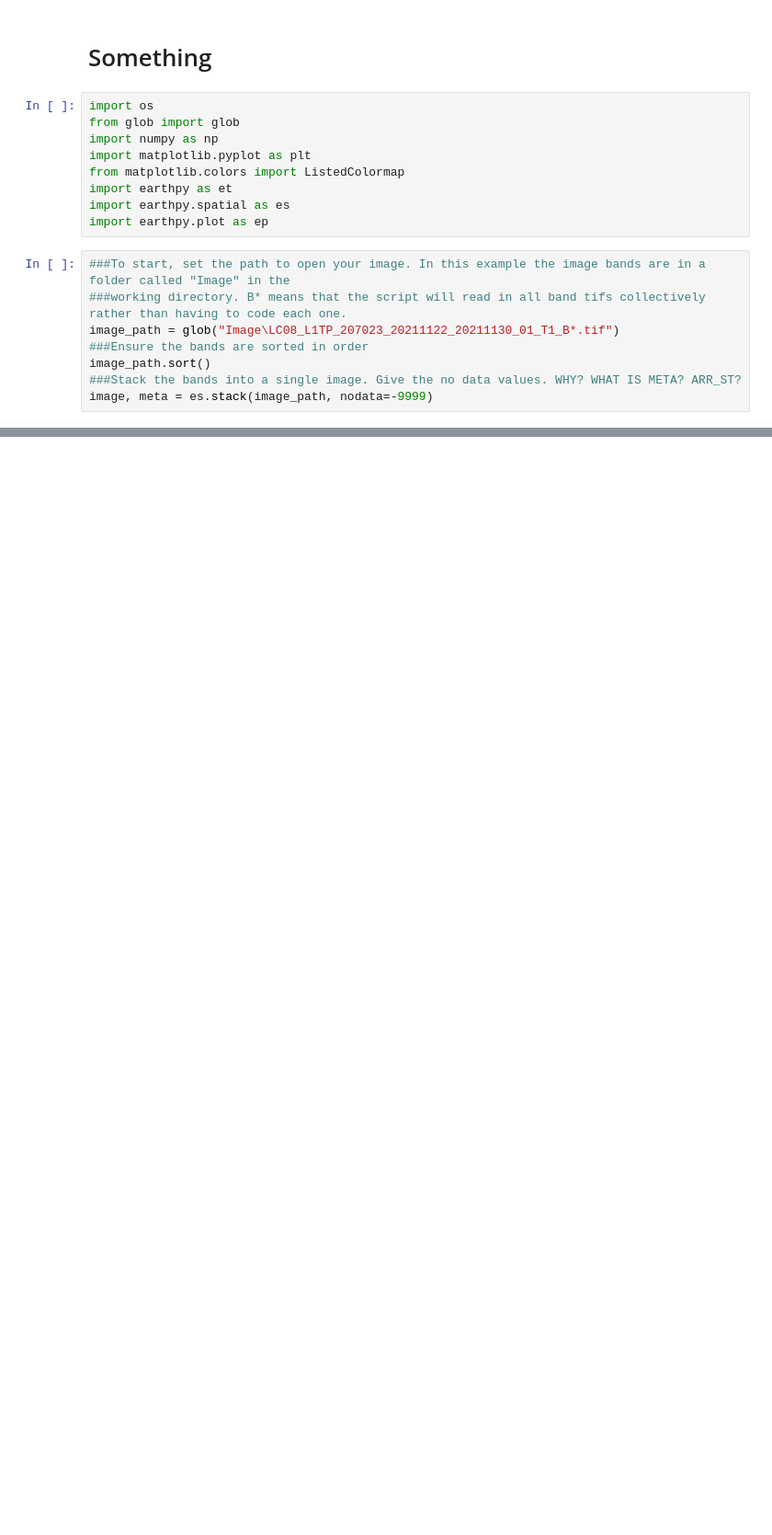
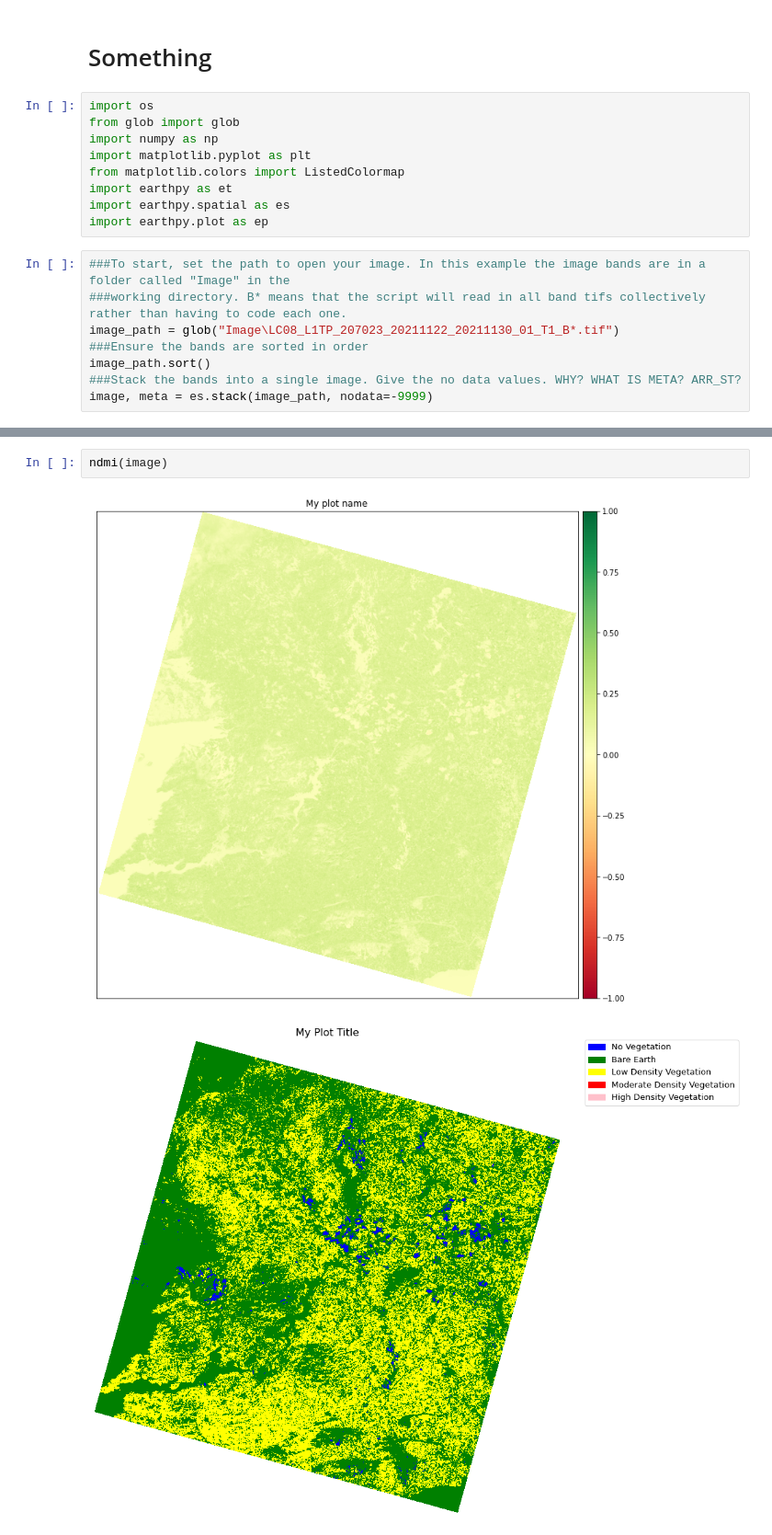
Before and after one commit to hjr26/Assignment_EGM722, a Jupyter notebook: NDVI_script.ipynb, the cells around one changed output, grey strips where cells are left out. Shown at 92% size. Cells and saved outputs as stored; diff of their text form; blank space fills up the shorter version.

Commit message:
Update NDVI_script.ipynb
Ndmi function added.
Need to iron out the specific classes for both ndvi and ndmi classes.
Code needs to be cleaned up, and an export function needs to be added.

```diff
--- a/NDVI_script.ipynb
+++ b/NDVI_script.ipynb
@@ -91,0 +164,5 @@ ndvi(image)
+# %%
+ndmi(image)
+# %% [output]
+[figure, added]
+[figure, added]
```
Also changed, not shown: parts of 5 cells of this notebook.
